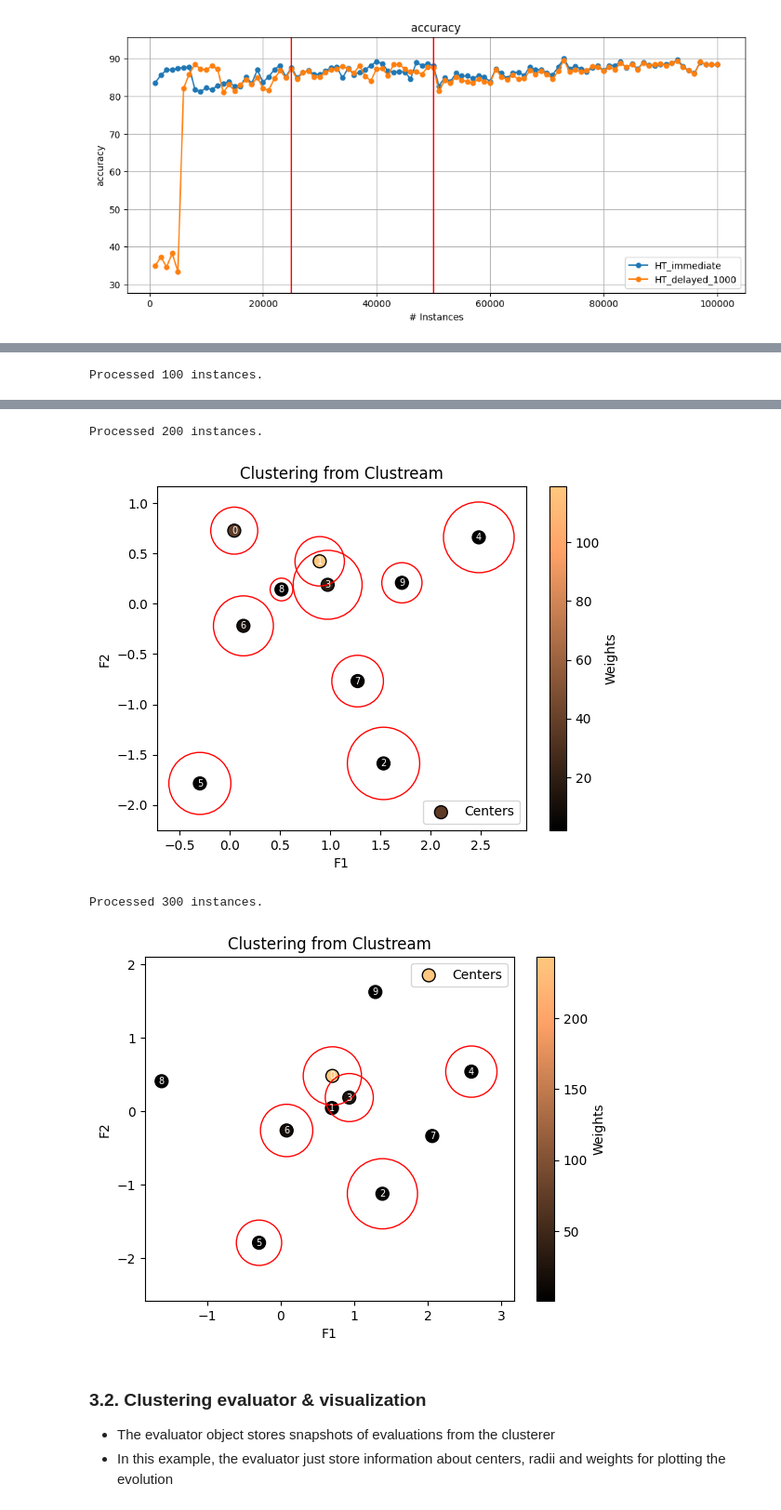
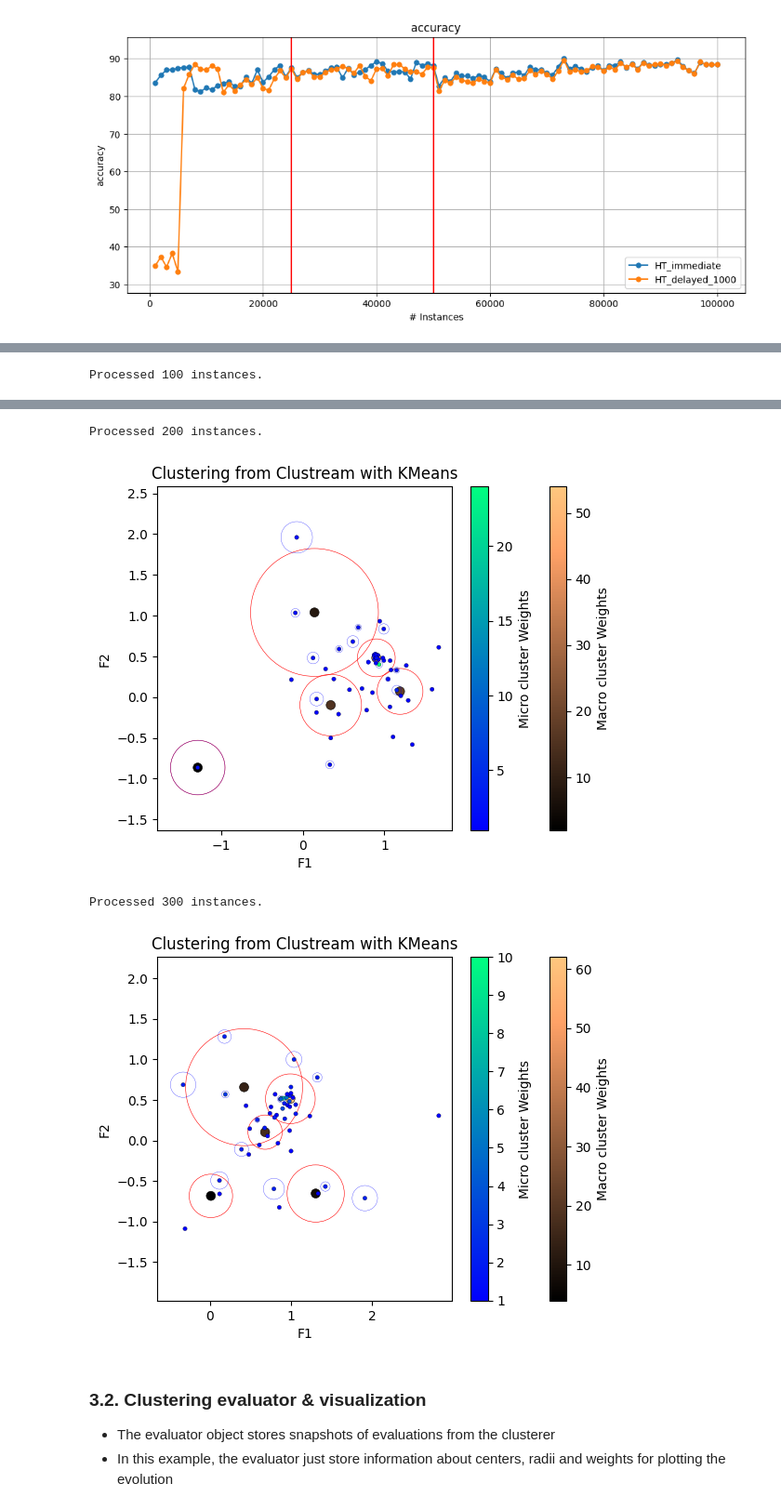
Before and after one commit to adaptive-machine-learning/kdd2024_ml_for_streams, a Jupyter notebook: notebooks/04_KDD2024_advanced.ipynb, the cells around one changed output, grey strips where cells are left out. Shown at 93% size. Drawn from its saved outputs; the diff is of its cells as text; code cells hidden in the pictures.

```diff
--- a/notebooks/04_KDD2024_advanced.ipynb
+++ b/notebooks/04_KDD2024_advanced.ipynb
@@ -293,13 +317,12 @@ Clustering data streams refers to grouping data points into clusters as the data
 * The data is generated using `RandomRBFGeneratorDrift`
 * We use a visualization function to print the micro clusters
 # %%
-from capymoa.base import MOAClusterer
+from capymoa.clusterers import Clustream_with_kmeans as WithKmeans
 from capymoa.stream.generator import RandomRBFGeneratorDrift
-from moa.clusterers.clustream import Clustream
 from capymoa.evaluation.visualization import plot_clustering_state
 
-stream = RandomRBFGeneratorDrift(number_of_attributes=2, number_of_centroids=10, number_of_drifting_centroids=1, magnitude_of_change=0.001)
-clustream = MOAClusterer(schema=stream.get_schema(), moa_learner=Clustream, CLI="-k 10")
+stream = RandomRBFGeneratorDrift(number_of_attributes=2, number_of_centroids=5, number_of_drifting_centroids=1, magnitude_of_change=0.001)
+clustream = WithKmeans(schema=stream.get_schema(),time_window=100, max_num_kernels=50, kernel_radi_factor=2, k_option=5)
 
 instancesSeen = 0
 updateInterval = 100
@@ -317,7 +340,7 @@ Processed 100 instances.
 Processed 200 instances.
-[figure, old version]
+[figure, new version]
 Processed 300 instances.
-[figure, old version]
+[figure, new version]
 # %% [markdown]
 ### 3.2. Clustering evaluator & visualization
 
```
Also changed, not shown: parts of 13 cells of this notebook, 4 other files.
